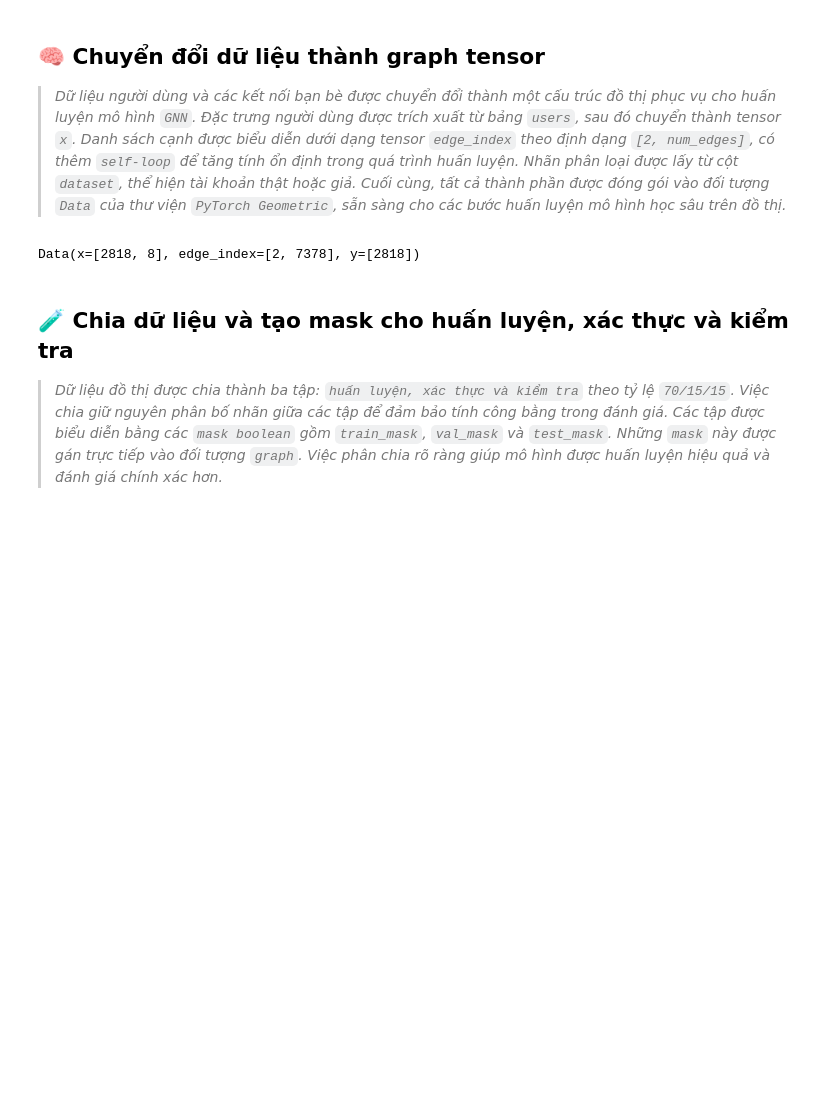
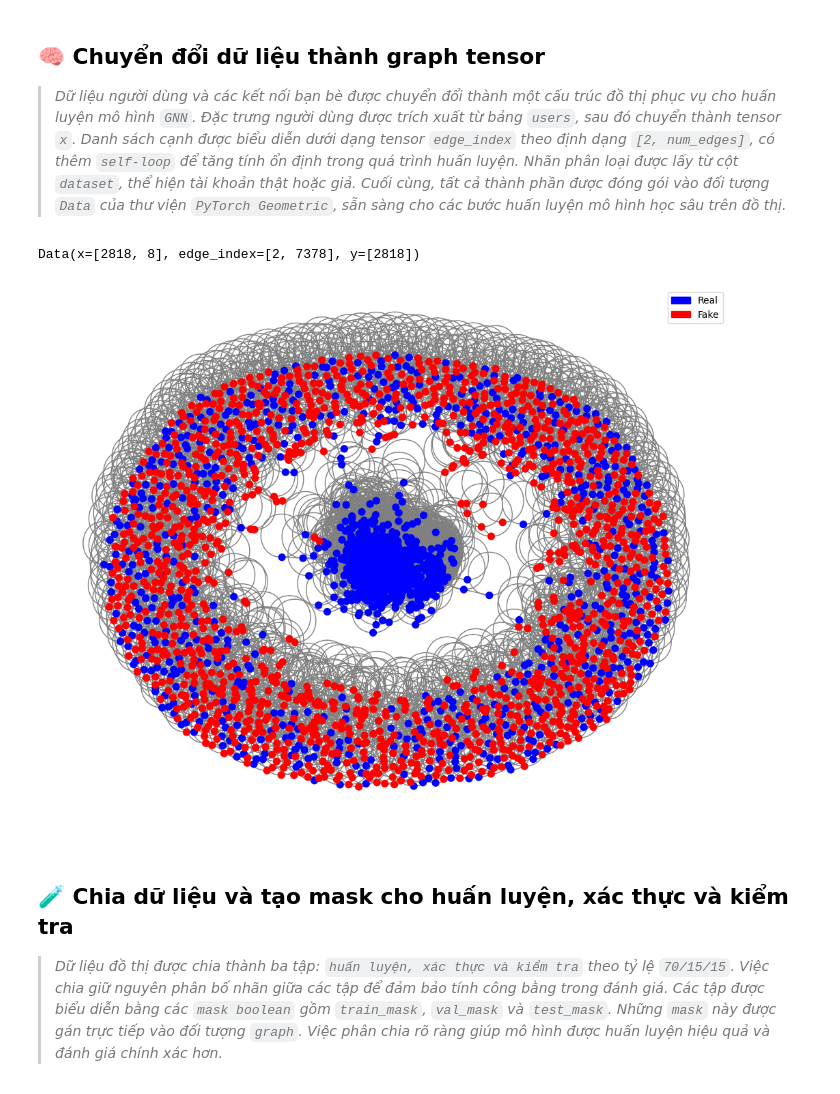
Before and after one commit to copirlo20/AccountClassification, a Jupyter notebook: GNN/GraphSAGE.ipynb, the cells around one changed output. Cells and saved outputs as stored; diff of their text form; code cells hidden in the pictures; blank space fills up the shorter version.

```diff
--- a/GNN/GraphSAGE.ipynb
+++ b/GNN/GraphSAGE.ipynb
@@ -121,6 +124,20 @@ graph = Data(x=x, edge_index=edge_index, y=y)
 display(graph)
 # %% [output]
 Data(x=[2818, 8], edge_index=[2, 7378], y=[2818])
+# %%
+# Chuyển đổi PyG sang NetworkX
+G = to_networkx(graph, to_undirected=True)
+pos = nx.spring_layout(G, seed=42)
+node_labels = graph.y.numpy()
+label_to_color = {0: 'blue', 1: 'red'}
+node_colors = [label_to_color[int(label)] for label in node_labels]
+plt.figure(figsize=(10, 8))
+nx.draw(G, pos, node_color=node_colors, node_size=50, edge_color='gray')
+legend_elements = [Patch(color='blue', label='Real'), Patch(color='red', label='Fake')]
+plt.legend(handles=legend_elements,loc='upper right')
+plt.show()
+# %% [output]
+[figure, added]
 # %% [markdown]
 ## 🧪 Chia dữ liệu và tạo mask cho huấn luyện, xác thực và kiểm tra
 
```
Also changed, not shown: parts of 1 cell of this notebook, 26 other files.
